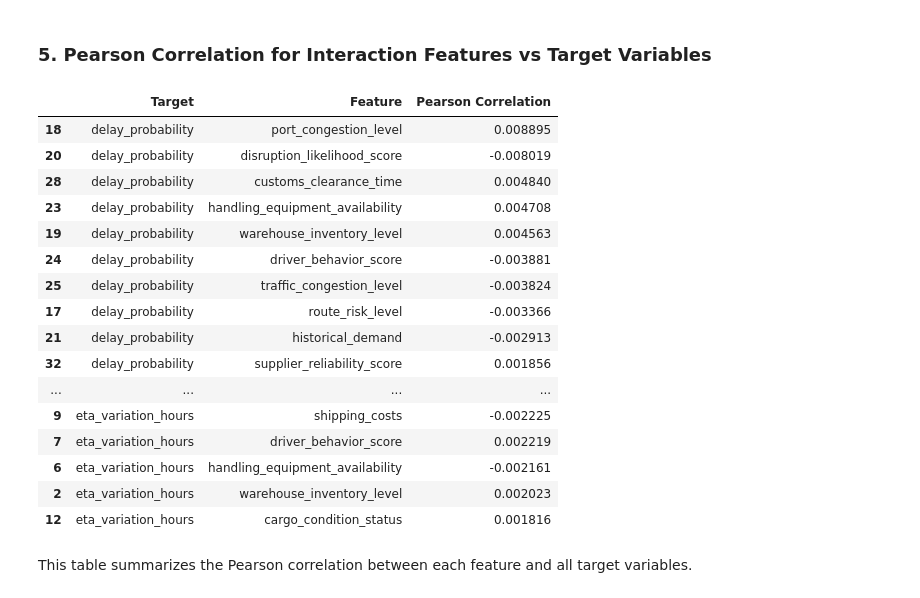
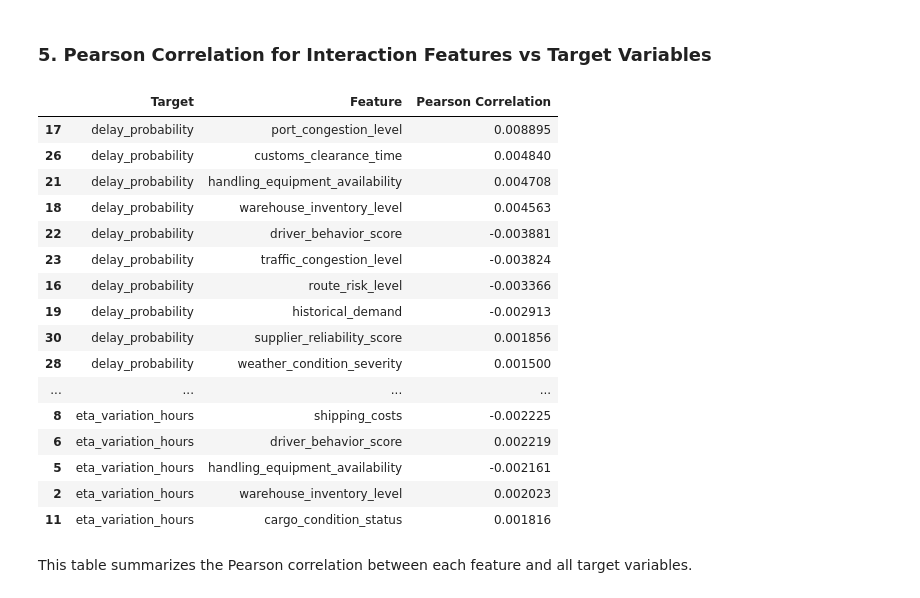
Before and after one commit to MIT-Emerging-Talent/ET6-CDSP-group-22-repo, a Jupyter notebook: 4_data_analysis/notebooks/Correlation_Analysis_Phase_2.ipynb, the cells around one changed output. Cells and saved outputs as stored; diff of their text form; code cells hidden in the pictures.

```diff
--- a/4_data_analysis/notebooks/Correlation_Analysis_Phase_2.ipynb
+++ b/4_data_analysis/notebooks/Correlation_Analysis_Phase_2.ipynb
@@ -104,7 +103,6 @@ features = [
     "route_risk_level",
     "port_congestion_level",
     "warehouse_inventory_level",
-    "disruption_likelihood_score",
     "historical_demand",
     "fatigue_monitoring_score",
     "handling_equipment_availability",
@@ -128,49 +126,49 @@ result_table = []
 for target in targets:
     for feature in features:
         try:
             corr, _ = pearsonr(df[feature], df[target])
             result_table.append(
                 {"Target": target, "Feature": feature, "Pearson Correlation": corr}
             )
         except Exception as e:
             result_table.append(
                 {
                     "Target": target,
                     "Feature": feature,
                     "Pearson Correlation": None,
                     "Error": str(e),
                 }
             )
 
 # Convert to DataFrame
 pearson_df = pd.DataFrame(result_table)
 
 # Sort by absolute correlation value for each target
 pearson_df["abs_corr"] = pearson_df["Pearson Correlation"].fillna(0).abs()
 pearson_df = pearson_df.sort_values(
     by=["Target", "abs_corr"], ascending=[True, False]
 ).drop(columns="abs_corr")
 
 # Show to user
 display(pearson_df)
 # %% [output]
 |  | Target | Feature | Pearson Correlation |
-| 18 | delay_probability | port_congestion_level | 0.008895 |
-| 20 | delay_probability | disruption_likelihood_score | -0.008019 |
-| 28 | delay_probability | customs_clearance_time | 0.004840 |
-| 23 | delay_probability | handling_equipment_availability | 0.004708 |
-| 19 | delay_probability | warehouse_inventory_level | 0.004563 |
-| 24 | delay_probability | driver_behavior_score | -0.003881 |
-| 25 | delay_probability | traffic_congestion_level | -0.003824 |
-| 17 | delay_probability | route_risk_level | -0.003366 |
-| 21 | delay_probability | historical_demand | -0.002913 |
-| 32 | delay_probability | supplier_reliability_score | 0.001856 |
+| 17 | delay_probability | port_congestion_level | 0.008895 |
+| 26 | delay_probability | customs_clearance_time | 0.004840 |
+| 21 | delay_probability | handling_equipment_availability | 0.004708 |
+| 18 | delay_probability | warehouse_inventory_level | 0.004563 |
+| 22 | delay_probability | driver_behavior_score | -0.003881 |
+| 23 | delay_probability | traffic_congestion_level | -0.003824 |
+| 16 | delay_probability | route_risk_level | -0.003366 |
+| 19 | delay_probability | historical_demand | -0.002913 |
+| 30 | delay_probability | supplier_reliability_score | 0.001856 |
+| 28 | delay_probability | weather_condition_severity | 0.001500 |
 | ... | ... | ... | ... |
-| 9 | eta_variation_hours | shipping_costs | -0.002225 |
-| 7 | eta_variation_hours | driver_behavior_score | 0.002219 |
-| 6 | eta_variation_hours | handling_equipment_availability | -0.002161 |
+| 8 | eta_variation_hours | shipping_costs | -0.002225 |
+| 6 | eta_variation_hours | driver_behavior_score | 0.002219 |
+| 5 | eta_variation_hours | handling_equipment_availability | -0.002161 |
 | 2 | eta_variation_hours | warehouse_inventory_level | 0.002023 |
-| 12 | eta_variation_hours | cargo_condition_status | 0.001816 |
+| 11 | eta_variation_hours | cargo_condition_status | 0.001816 |
 # %% [markdown]
 This table summarizes the Pearson correlation between each feature and all target variables.
 # %% [markdown]
```
Also changed, not shown: parts of 7 cells of this notebook, 1 other file.
